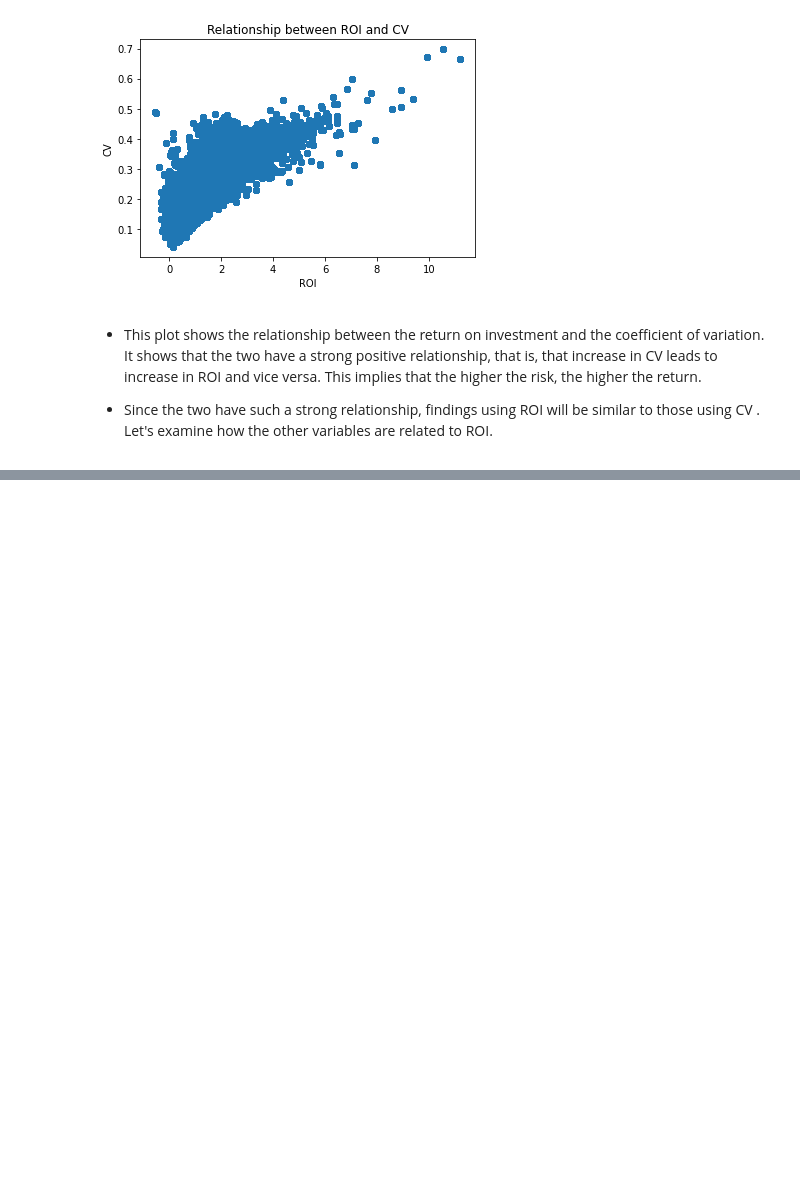
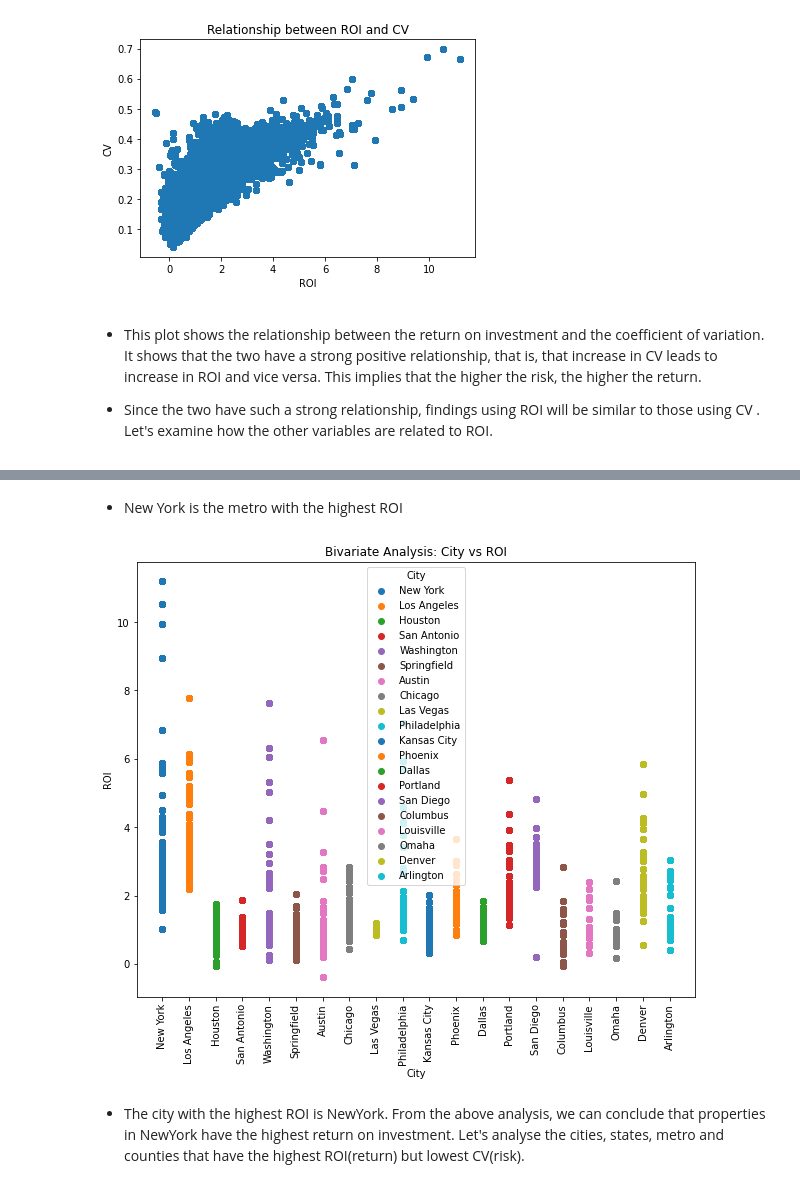
Before and after one commit to Derrick-wekesa/phase-4-project, a Jupyter notebook: student.ipynb, the cells around one changed output, grey strips where cells are left out. Cells and saved outputs as stored; diff of their text form; code cells hidden in the pictures; blank space fills up the shorter version.

```diff
--- a/student.ipynb
+++ b/student.ipynb
@@ -577,0 +627,10 @@ scatter_plot(melted_df['ROI'], melted_df['CV'], 'ROI', 'CV')
+# %% [markdown]
+- New York is the metro with the highest ROI
+# %%
+# calling the function plot_bivariate_analysis to plot bivaraite analysis of ROI against city
+
+plot_bivariate_analysis(melted_df, 'City', 'ROI')
+# %% [output]
+[figure, added]
+# %% [markdown]
+- The city with the highest ROI is NewYork. From the above analysis, we can conclude that properties in NewYork have the highest return on investment. Let's analyse the cities, states, metro and counties that have the highest ROI(return) but lowest CV(risk).
```
Also changed, not shown: parts of 9 cells of this notebook.
